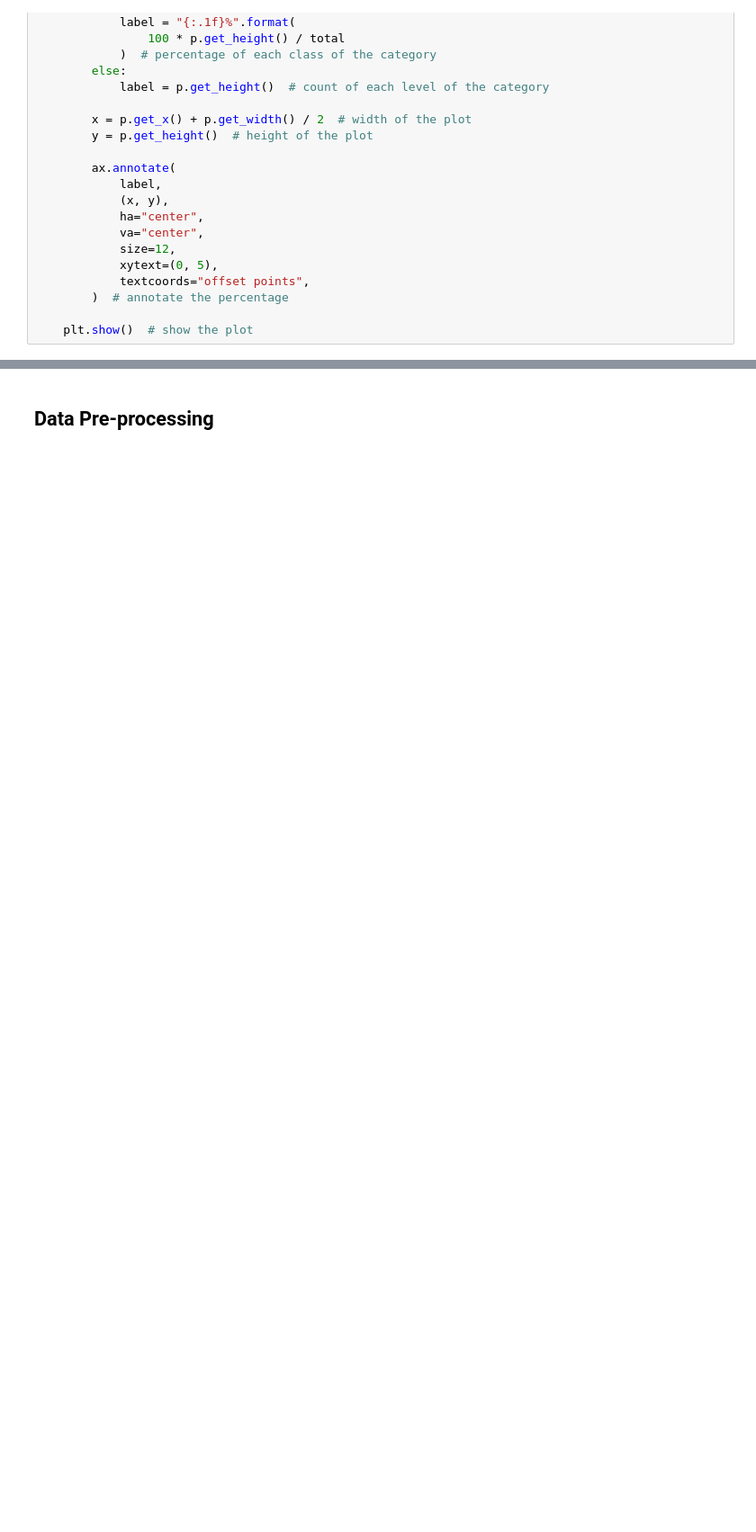
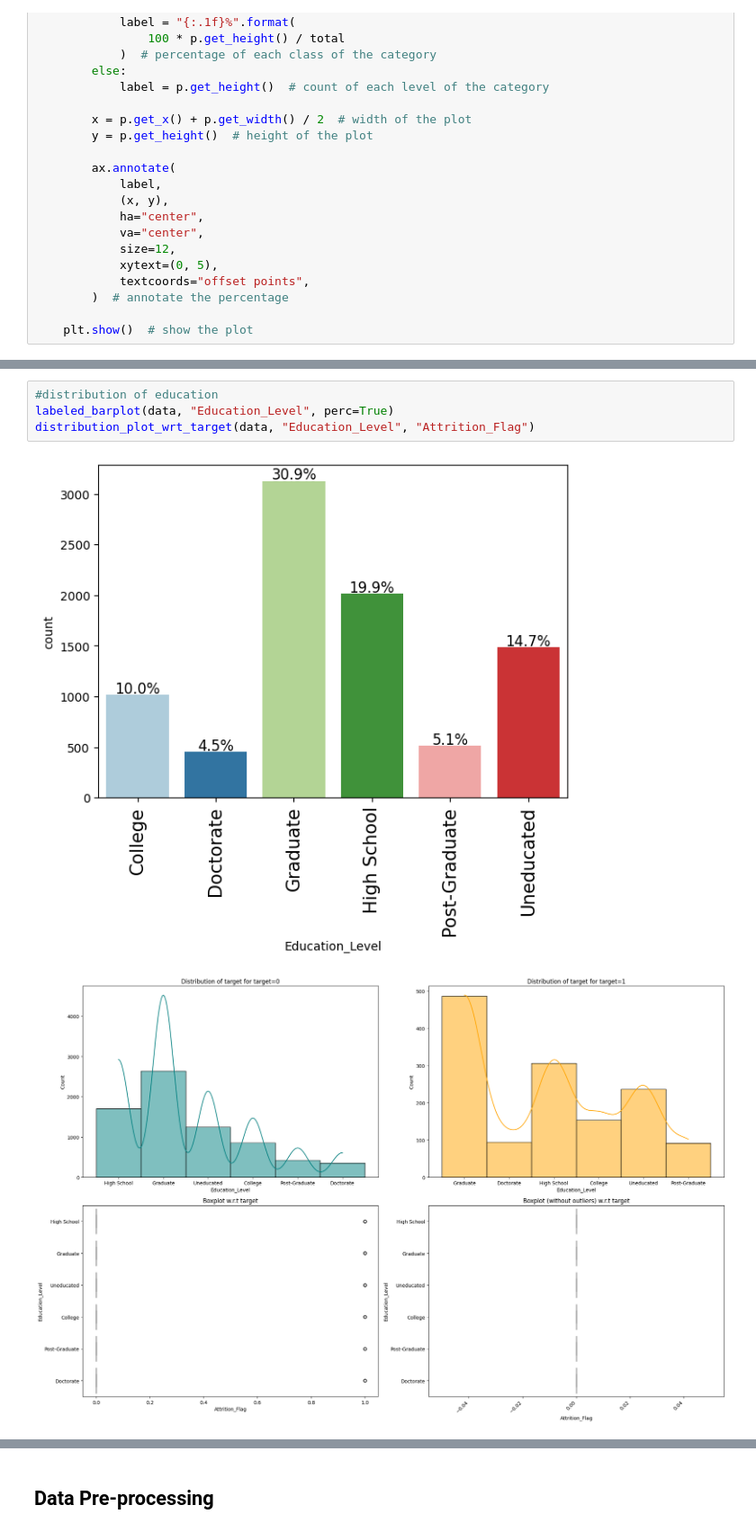
Before and after one commit to lhughey/AIML_Course, a Jupyter notebook: Project 3 - Credit Card Users Churn Prediction/AML_Project_LearnerNotebook_FullCode.ipynb, the cells around one changed output, grey strips where cells are left out. Shown at 90% size. Cells and saved outputs as stored; diff of their text form; blank space fills up the shorter version.

```diff
--- a/Project 3 - Credit Card Users Churn Prediction/AML_Project_LearnerNotebook_FullCode.ipynb
+++ b/Project 3 - Credit Card Users Churn Prediction/AML_Project_LearnerNotebook_FullCode.ipynb
@@ -255,0 +479,7 @@ def distribution_plot_wrt_target(data, predictor, target):
+# %%
+#distribution of education
+labeled_barplot(data, "Education_Level", perc=True)
+distribution_plot_wrt_target(data, "Education_Level", "Attrition_Flag")
+# %% [output]
+[figure, added]
+[figure, added]
```
Also changed, not shown: parts of 90 cells of this notebook.
